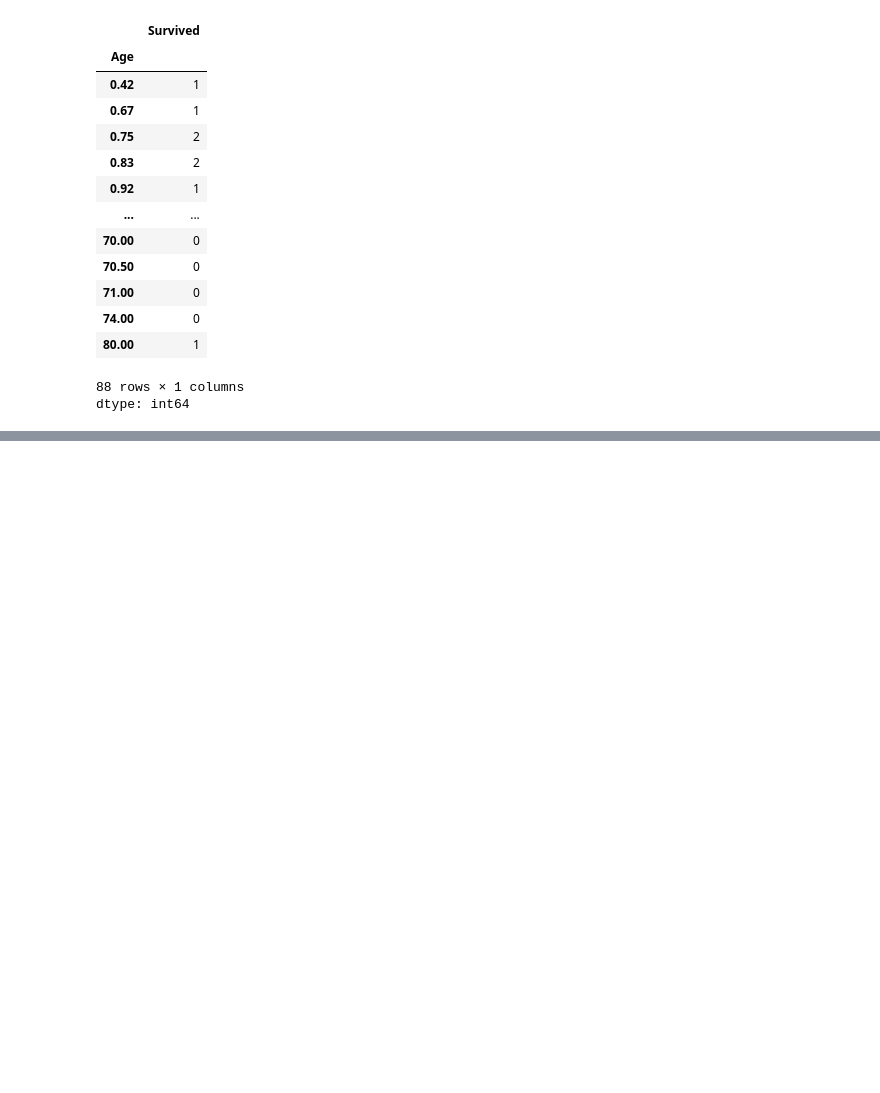
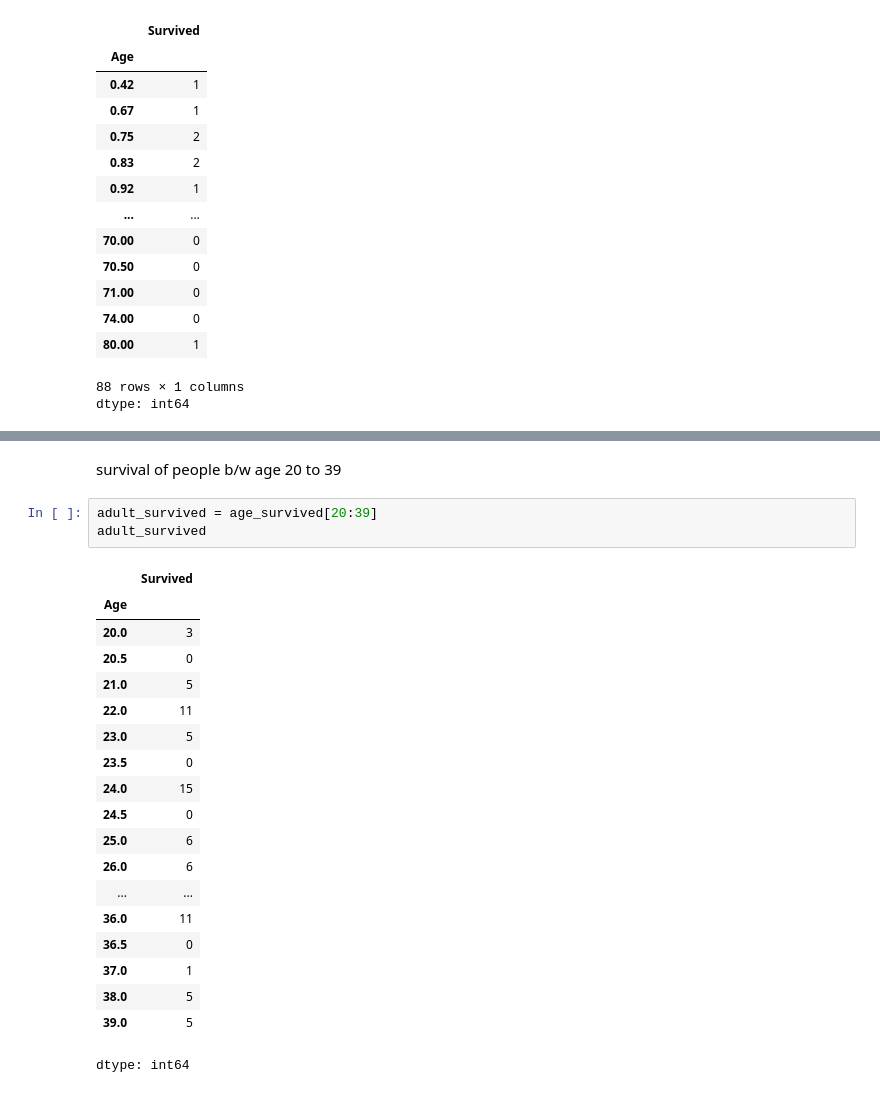
Before and after one commit to akhilesh2009/Exploring-the-Titanic-Dataset, a Jupyter notebook: Exploring_the_Titanic_Dataset.ipynb, the cells around one changed output, grey strips where cells are left out. Saved outputs shown, nothing was run; the diff lists cells and outputs as text; blank space fills up the shorter version.

```diff
--- a/Exploring_the_Titanic_Dataset.ipynb
+++ b/Exploring_the_Titanic_Dataset.ipynb
@@ -247,0 +275,25 @@ np.int64(40)
+# %% [markdown]
+survival of people b/w age 20 to 39
+# %%
+adult_survived = age_survived[20:39]
+adult_survived
+# %% [output]
+|  | Survived |
+| Age |  |
+| 20.0 | 3 |
+| 20.5 | 0 |
+| 21.0 | 5 |
+| 22.0 | 11 |
+| 23.0 | 5 |
+| 23.5 | 0 |
+| 24.0 | 15 |
+| 24.5 | 0 |
+| 25.0 | 6 |
+| 26.0 | 6 |
+| ... | ... |
+| 36.0 | 11 |
+| 36.5 | 0 |
+| 37.0 | 1 |
+| 38.0 | 5 |
+| 39.0 | 5 |
+dtype: int64
```
Also changed, not shown: parts of 11 cells of this notebook.
